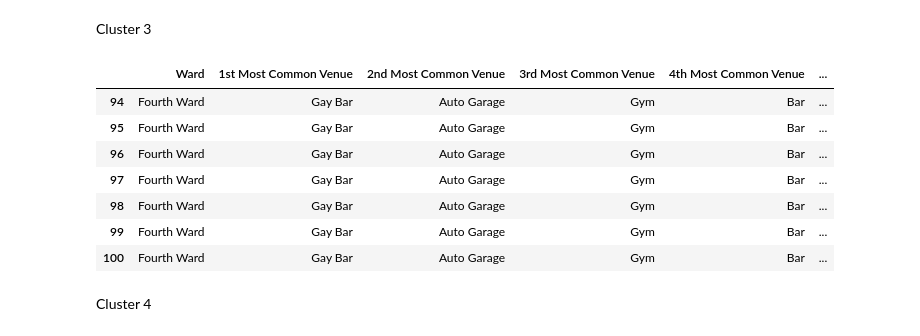
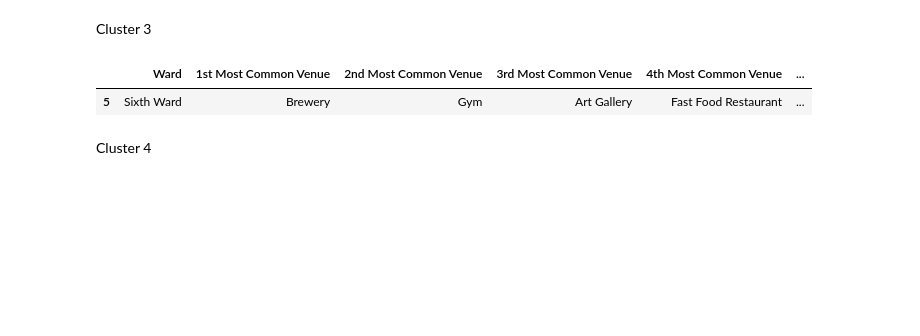
Before and after one commit to jwhit-ed/Coursera_Capstone, a Jupyter notebook: Capstone_Wk4_Part2.ipynb, the cells around one changed output. Cells and saved outputs as stored; diff of their text form; code cells hidden in the pictures; blank space fills up the shorter version.

```diff
--- a/Capstone_Wk4_Part2.ipynb
+++ b/Capstone_Wk4_Part2.ipynb
@@ -902,0 +956,6 @@ neighborhoods_venues_sorted
+# %%
+#neighborhoods_ven_sorted_csv = neighborhoods_venues_sorted.to_csv("neighborhoods_venues_sorted.csv")
+
+Hou_venue_merged = pd.read_csv("neighborhoods_venues_sorted_Hou_Wards.csv")
+Hou_venue_merged
+#Tron_Combined_csv = Tron_Combined.to_csv('Tron_Combined.csv', index=False)
@@ -1015,16 +1047,10 @@ Hou_wards_df_merged.loc[Hou_wards_df_merged['Cluster Labels'] == 1, Hou_wards_df
 # %% [markdown]
 Cluster 3
 # %%
-Hou_wards_df_merged.loc[Hou_wards_df_merged['Cluster Labels'] == 2, Hou_wards_df_merged.columns[[0] + list(range(6, Hou_wards_df_merged.shape[1]))]]
+Hou_venue_merged.loc[Hou_venue_merged['Cluster Labels'] == 2, Hou_venue_merged.columns[[0] + list(range(4, Hou_venue_merged.shape[1]))]]
 # %% [output]
 |  | Ward | 1st Most Common Venue | 2nd Most Common Venue | 3rd Most Common Venue | 4th Most Common Venue | ... |
-| 94 | Fourth Ward | Gay Bar | Auto Garage | Gym | Bar | ... |
-| 95 | Fourth Ward | Gay Bar | Auto Garage | Gym | Bar | ... |
-| 96 | Fourth Ward | Gay Bar | Auto Garage | Gym | Bar | ... |
-| 97 | Fourth Ward | Gay Bar | Auto Garage | Gym | Bar | ... |
-| 98 | Fourth Ward | Gay Bar | Auto Garage | Gym | Bar | ... |
-| 99 | Fourth Ward | Gay Bar | Auto Garage | Gym | Bar | ... |
-| 100 | Fourth Ward | Gay Bar | Auto Garage | Gym | Bar | ... |
+| 5 | Sixth Ward | Brewery | Gym | Art Gallery | Fast Food Restaurant | ... |
 # %% [markdown]
 Cluster 4
 # %%
```
Also changed, not shown: parts of 44 cells of this notebook.
